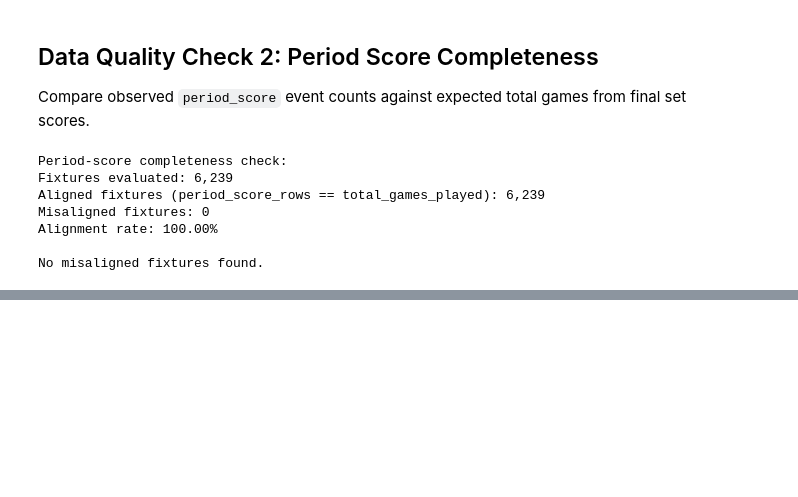
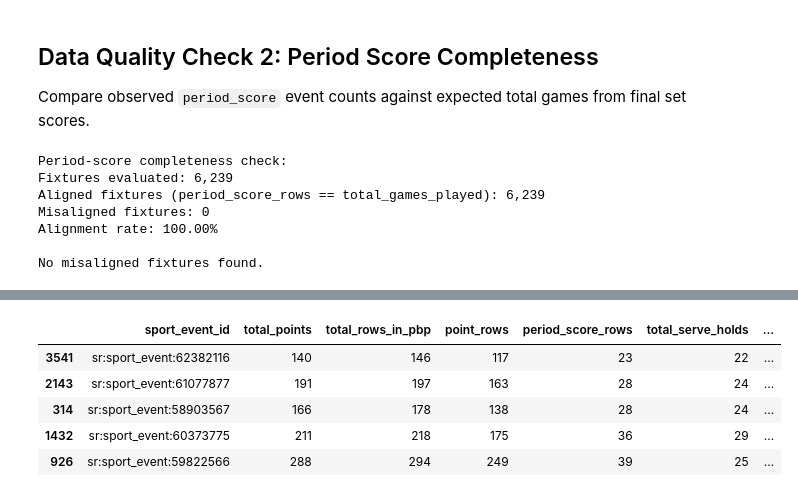
Before and after one commit to mattholden/tennis-origination, a Jupyter notebook: refined_tables/fixtures.ipynb, the cells around one changed output, grey strips where cells are left out. Cells and saved outputs as stored; diff of their text form; code cells hidden in the pictures; blank space fills up the shorter version.

```diff
--- a/refined_tables/fixtures.ipynb
+++ b/refined_tables/fixtures.ipynb
@@ -693,0 +793,9 @@ No misaligned fixtures found.
+# %%
+fixture_features.sample(5)
+# %% [output]
+|  | sport_event_id | total_points | total_rows_in_pbp | point_rows | period_score_rows | total_serve_holds | ... |
+| 3541 | sr:sport_event:62382116 | 140 | 146 | 117 | 23 | 22 | ... |
+| 2143 | sr:sport_event:61077877 | 191 | 197 | 163 | 28 | 24 | ... |
+| 314 | sr:sport_event:58903567 | 166 | 178 | 138 | 28 | 24 | ... |
+| 1432 | sr:sport_event:60373775 | 211 | 218 | 175 | 36 | 29 | ... |
+| 926 | sr:sport_event:59822566 | 288 | 294 | 249 | 39 | 25 | ... |
```
Also changed, not shown: parts of 3 cells of this notebook.
